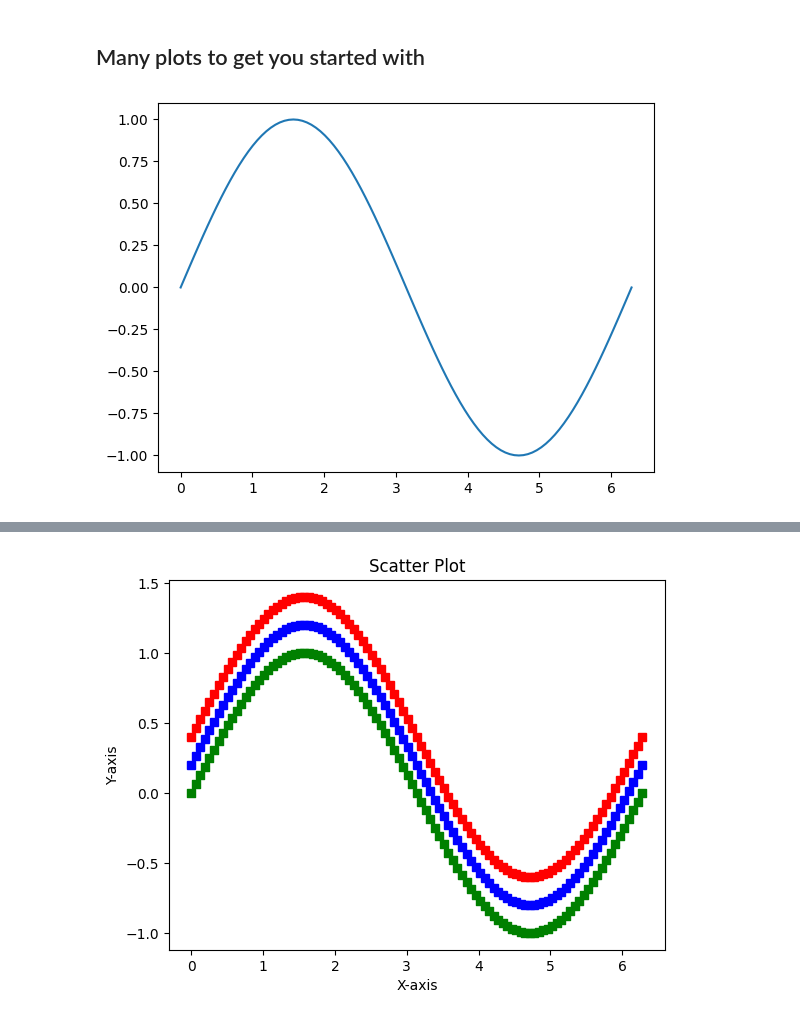
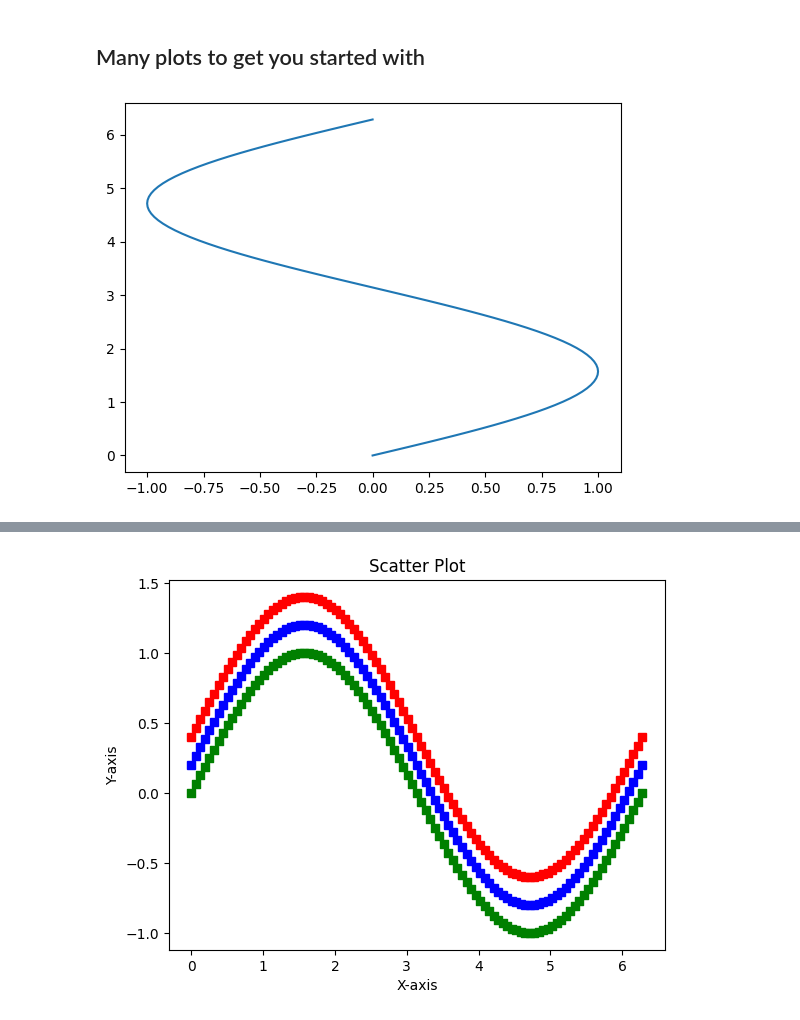
Before and after one commit to Py-ualg/learning-materials, a Jupyter notebook: classroom/003_matplotlib_01.ipynb, the cells around one changed output, grey strips where cells are left out. Drawn from its saved outputs; the diff is of its cells as text; code cells hidden in the pictures.

```diff
--- a/classroom/003_matplotlib_01.ipynb
+++ b/classroom/003_matplotlib_01.ipynb
@@ -24,10 +24,10 @@ fruits = ['orange']*2 + ['apple']*4 + ['banana']
 ## Many plots to get you started with
 # %%
 # line plot
-plt.plot(x, y)
+plt.plot(y, x)
 plt.show()
 # %% [output]
-[figure, old version]
+[figure, new version]
 # %% [markdown]
 ![image](figs/plt_anatomy.png)
 
```
Also changed, not shown: 1 other file.
